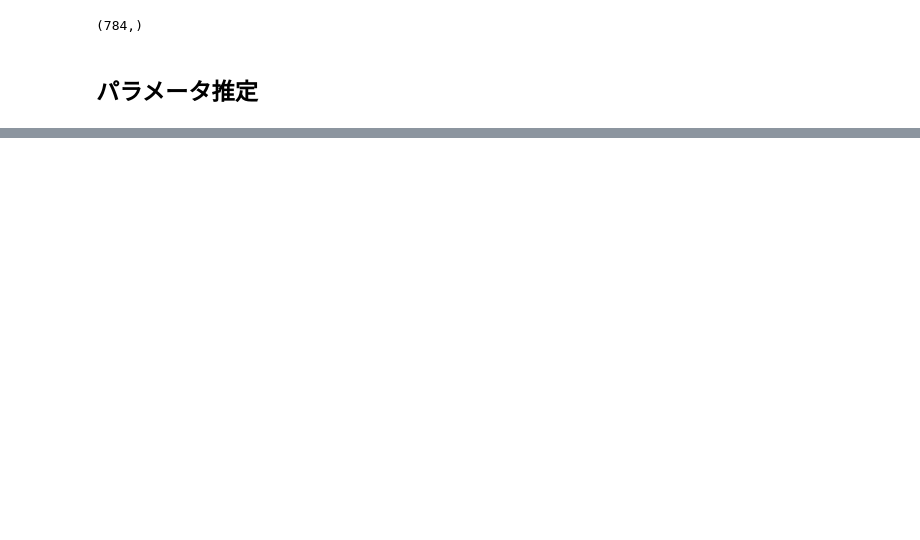
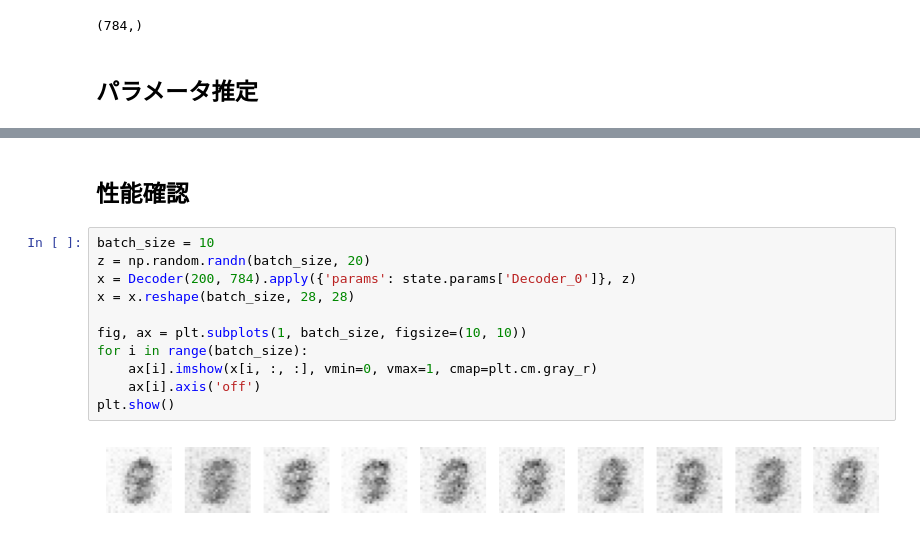
Before and after one commit to Omaam/deep-learning-from-scratch-5-with-jaxflax, a Jupyter notebook: notebooks/vae.ipynb, the cells around one changed output, grey strips where cells are left out. Cells and saved outputs as stored; diff of their text form; blank space fills up the shorter version.

```diff
--- a/notebooks/vae.ipynb
+++ b/notebooks/vae.ipynb
@@ -225,0 +231,15 @@ plt.show()
+# %% [markdown]
+## 性能確認
+# %%
+batch_size = 10
+z = np.random.randn(batch_size, 20)
+x = Decoder(200, 784).apply({'params': state.params['Decoder_0']}, z)
+x = x.reshape(batch_size, 28, 28)
+
+fig, ax = plt.subplots(1, batch_size, figsize=(10, 10))
+for i in range(batch_size):
+    ax[i].imshow(x[i, :, :], vmin=0, vmax=1, cmap=plt.cm.gray_r)
+    ax[i].axis('off')
+plt.show()
+# %% [output]
+[figure, added]
```
Also changed, not shown: parts of 8 cells of this notebook.
